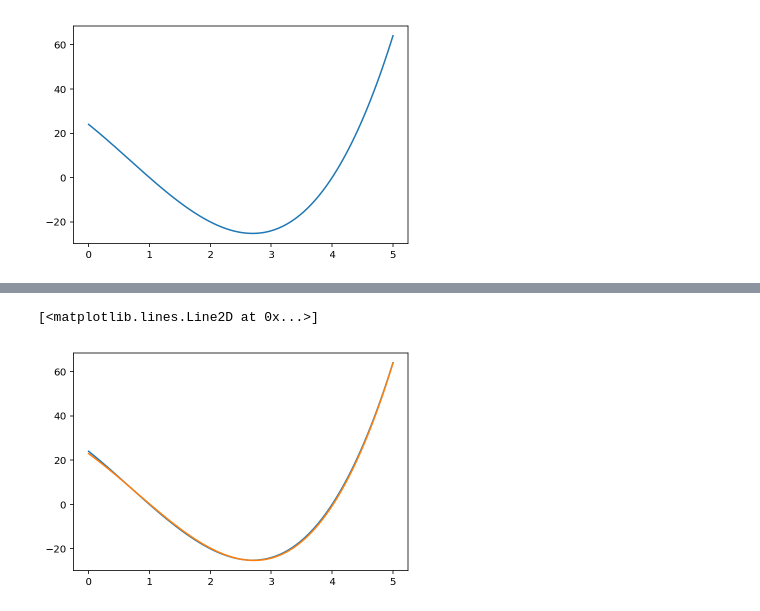
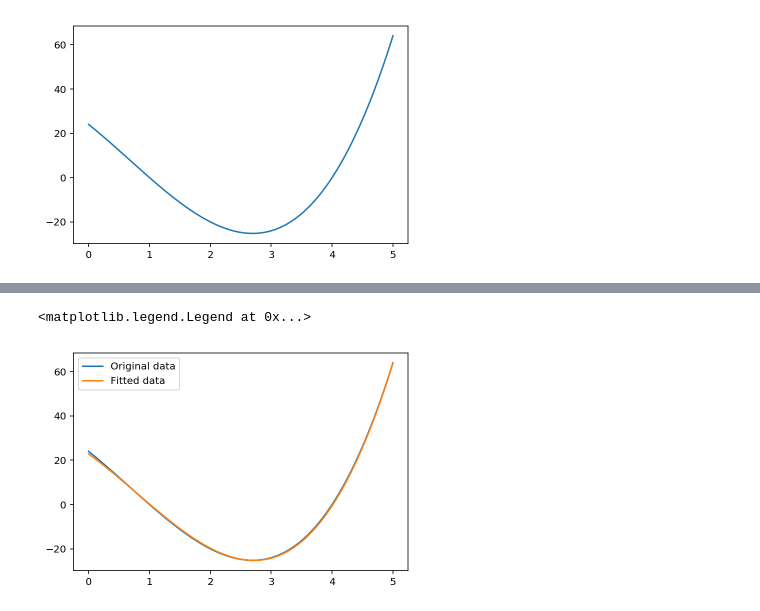
Before and after one commit to ismailuddin/temperature-scaling, a Jupyter notebook: notebooks/Step0-Example-linear-model.ipynb, the cells around one changed output, grey strips where cells are left out. Saved outputs shown, nothing was run; the diff lists cells and outputs as text; code cells hidden in the pictures.

```diff
--- a/notebooks/Step0-Example-linear-model.ipynb
+++ b/notebooks/Step0-Example-linear-model.ipynb
@@ -66,7 +75,8 @@ model.a
 # %%
 y_preds = model(X)
-plt.plot(X, y)
-plt.plot(X, y_preds)
+plt.plot(X, y, label="Original data")
+plt.plot(X, y_preds, label="Fitted data")
+plt.legend()
 # %% [output]
-[<matplotlib.lines.Line2D at 0x...>]
+<matplotlib.legend.Legend at 0x...>
-[figure, old version]
+[figure, new version]
```
Also changed, not shown: parts of 3 cells of this notebook.
